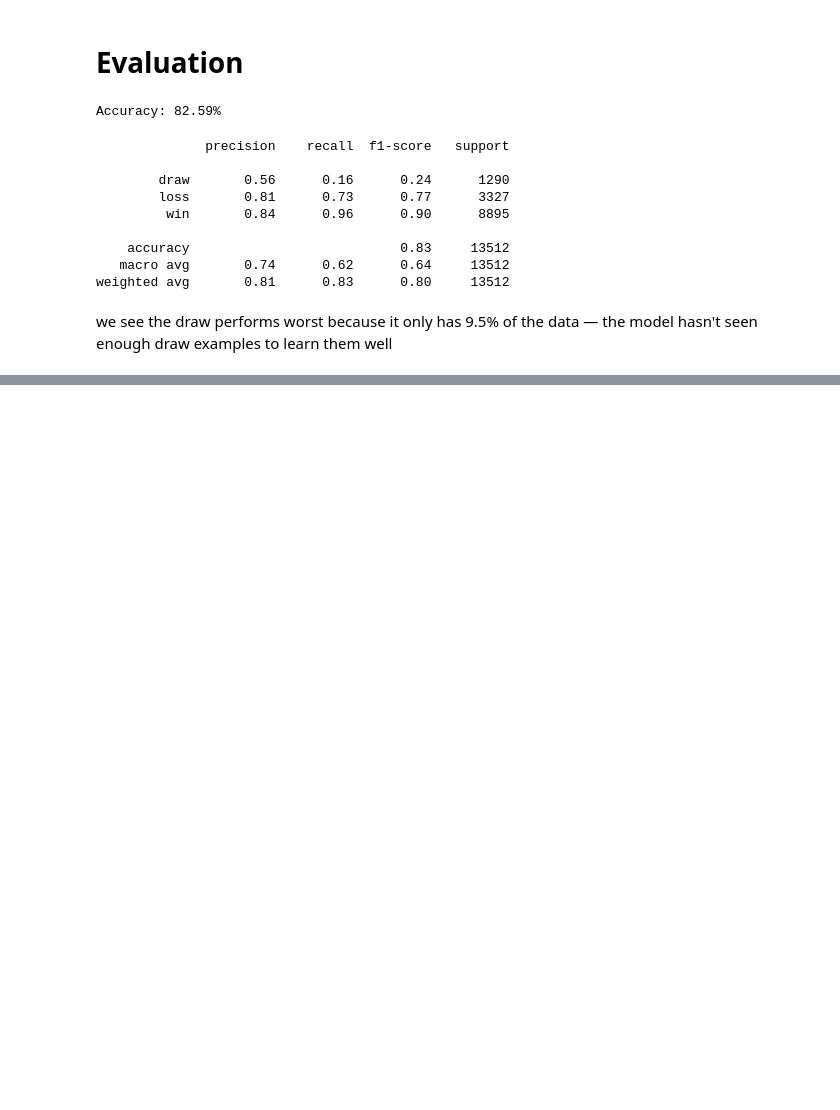
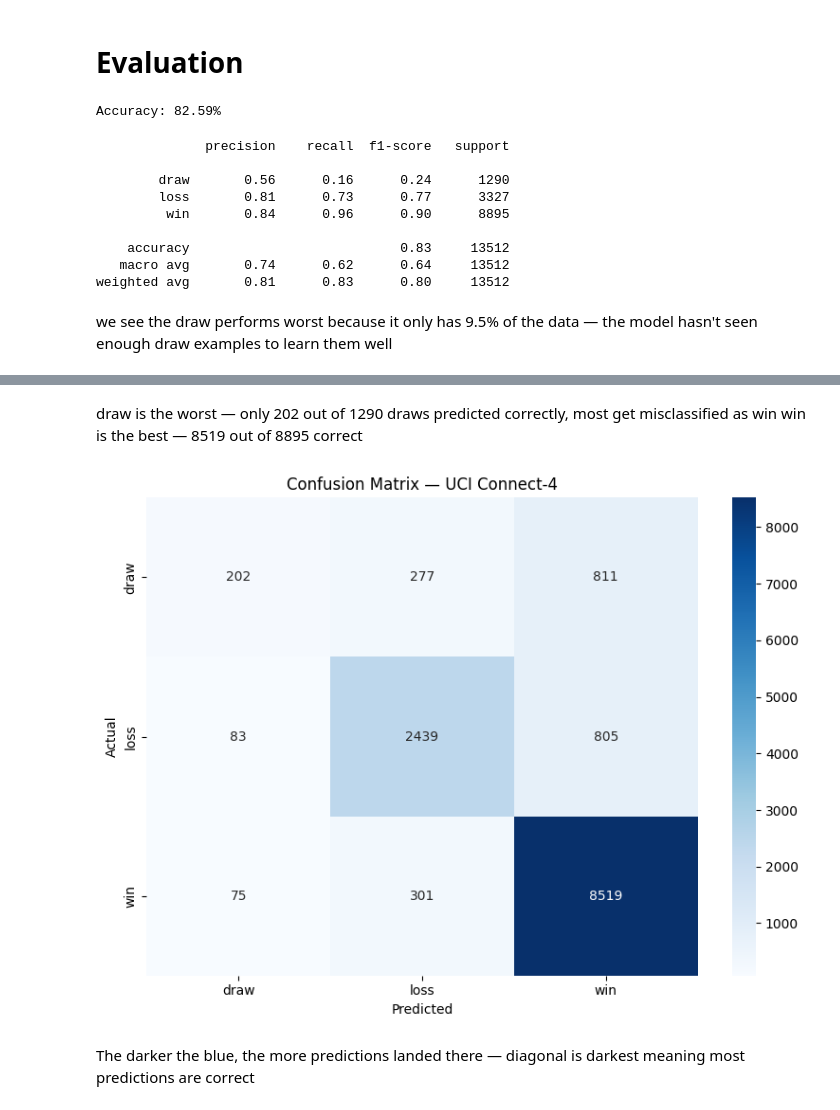
Before and after one commit to dhruvthumar/project_AI-Connect4, a Jupyter notebook: main.ipynb, the cells around one changed output, grey strips where cells are left out. Saved outputs shown, nothing was run; the diff lists cells and outputs as text; code cells hidden in the pictures; blank space fills up the shorter version.

Commit message:
feat: plot and save confusion matrix into report dir

```diff
--- a/main.ipynb
+++ b/main.ipynb
@@ -205,0 +208,18 @@ _IncompleteInputError: incomplete input (1567079706.py, line 6)
+# %% [markdown]
+draw is the worst — only 202 out of 1290 draws predicted correctly, most get misclassified as win
+win is the best — 8519 out of 8895 correct
+# %%
+plt.figure(figsize=(8, 6))
+sns.heatmap(cm, annot=True, fmt="d", cmap="Blues",
+            xticklabels=le.classes_,
+            yticklabels=le.classes_)
+plt.title("Confusion Matrix — UCI Connect-4")
+plt.ylabel("Actual")
+plt.xlabel("Predicted")
+plt.tight_layout()
+plt.savefig("report/confusion_matrix.png", dpi=150)
+plt.show()
+# %% [output]
+[figure, added]
+# %% [markdown]
+The darker the blue, the more predictions landed there — diagonal is darkest meaning most predictions are correct
```
Also changed, not shown: parts of 2 cells of this notebook, 1 other file.
